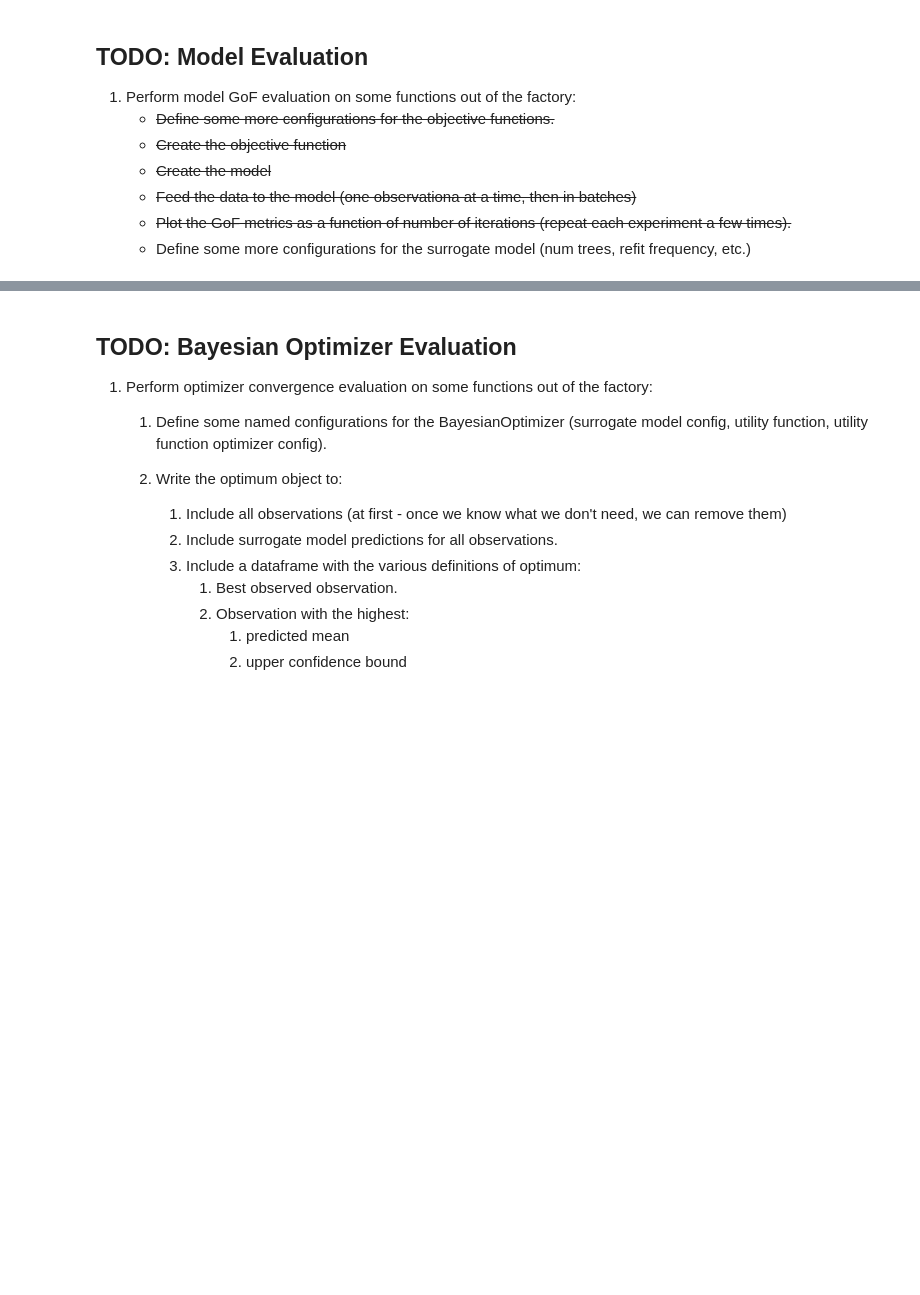
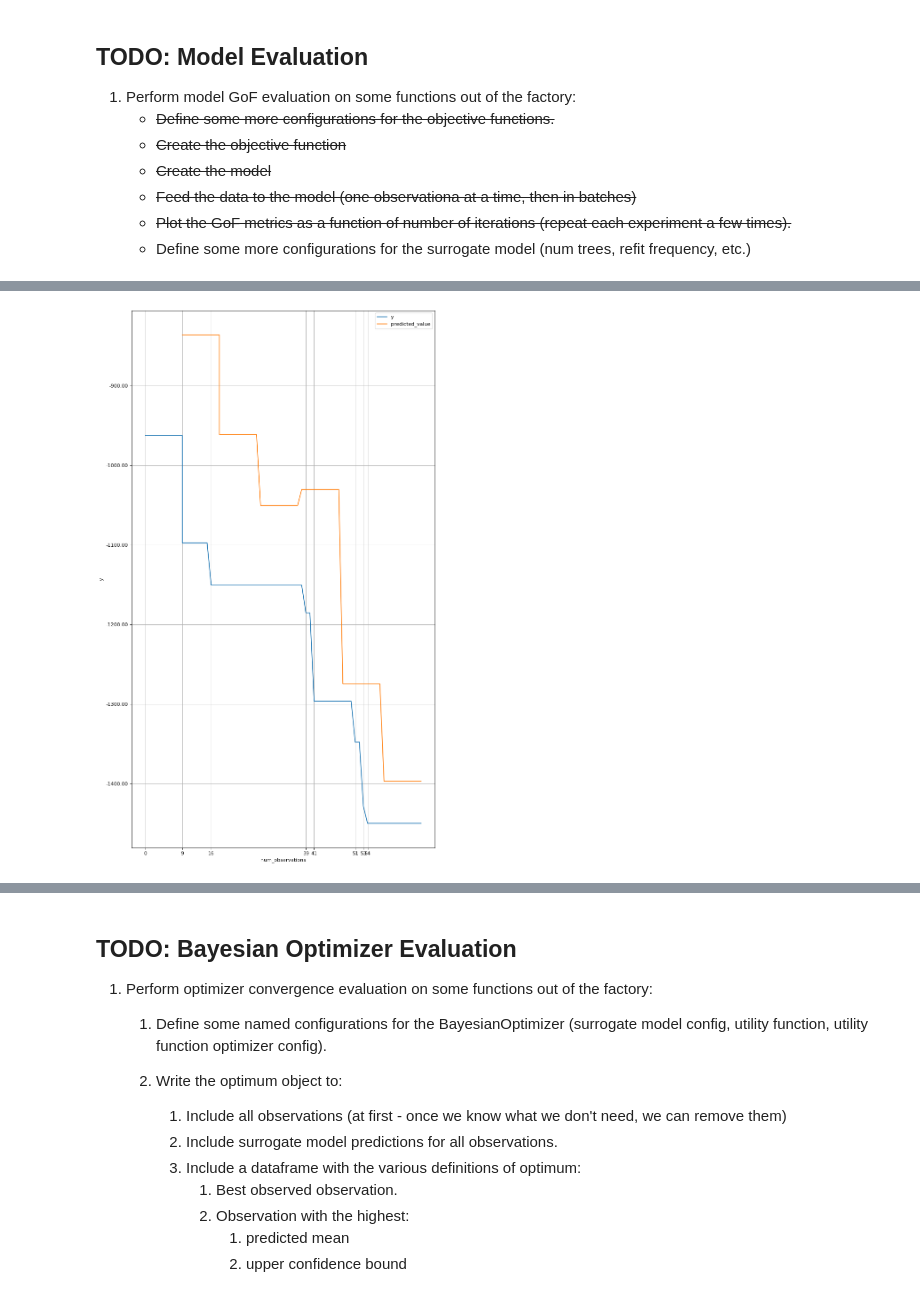
Before and after one commit to byte-sculptor/mlos_v2, a Jupyter notebook: source/Mlos.Notebooks/OptimizerEvaluationTools.ipynb, the cells around one changed output, grey strips where cells are left out. Cells and saved outputs as stored; diff of their text form; code cells hidden in the pictures; blank space fills up the shorter version.

Commit message:
Optimizer evaluation

```diff
--- a/source/Mlos.Notebooks/OptimizerEvaluationTools.ipynb
+++ b/source/Mlos.Notebooks/OptimizerEvaluationTools.ipynb
@@ -183,20 +185,24 @@ best_observations = []
 best_predicted_value_configs = []
 best_predicted_values = []
+# %%
+logger = create_logger("Optimizer evaluation.")
+i = 0
 # %%
 from mlos.Logger import create_logger
 from mlos.Optimizers.OptimumDefinition import OptimumDefinition
 
-logger = create_logger("Optimizer evaluation.")
-num_iterations = 100
 
-for i in range(num_iterations):
+start_iteration_num = i
+end_iteration_num = start_iteration_num + 1000
+
+for i in range(start_iteration_num, end_iteration_num):
     parameters = optimizer.suggest()
     objectives = objective_function.evaluate_point(parameters)
-    logger.info(f"Parameters: {parameters}, objectives: {objectives}")
+    logger.info(f"[{i+1}/{end_iteration_num}]Parameters: {parameters}, objectives: {objectives}")
 
     optimizer.register(parameters.to_dataframe(), objectives.to_dataframe())
 
-    iteration_ids.append(i)
+    best_observation_num_observations.append(i)
 
     best_observation_config, best_observation = optimizer.optimum(OptimumDefinition.BEST_OBSERVATION)
     best_observation_configs.append(best_observation_config)
@@ -206,6 +212,7 @@ for i in range(num_iterations):
         best_predicted_value_config, best_predicted_value = optimizer.optimum(OptimumDefinition.PREDICTED_VALUE_FOR_OBSERVED_CONFIG)
         best_predicted_value_configs.append(best_predicted_value_config)
         best_predicted_values.append(best_predicted_value)
+        predicted_value_num_observations.append(i)
     except:
         pass
 # %% [output]
@@ -230,6 +237,6 @@ for i in range(num_iterations):
 # Best observation dataframe
 #
 best_observation_df = pd.DataFrame([observation.to_dict() for observation in best_observations])
-best_observation_df['num_observations'] = iteration_ids
+best_observation_df['num_observations'] = best_observation_num_observations
 best_observation_df = pd.concat([best_observation_df.drop_duplicates(subset=['y'], keep='last'), best_observation_df.drop_duplicates(subset=['y'], keep='first')]).sort_index()
 best_observation_df
@@ -236,5 +261,5 @@ best_observation_df
 # %%
 best_predicted_value_df = pd.DataFrame([predicted_value.to_dict() for predicted_value in best_predicted_values])
-best_predicted_value_df['num_observations'] = iteration_ids
+best_predicted_value_df['num_observations'] = predicted_value_num_observations
 best_predicted_value_df = pd.concat([best_predicted_value_df.drop_duplicates(subset=['predicted_value'], keep='last'), best_predicted_value_df.drop_duplicates(subset=['predicted_value'], keep='first')]).sort_index()
 best_predicted_value_df
@@ -241,19 +280,21 @@ best_predicted_value_df
 # %%
 import matplotlib.pyplot as plt
 import matplotlib.ticker as mtick
 %matplotlib inline
 
 fig, axs = plt.subplots(1, figsize=(11, 20), dpi=80, sharex=True)
 
-axs.plot(best_observation_df['num_observations'], best_observation_df['y'], marker='o', label='y')
+axs.plot(best_observation_df['num_observations'], best_observation_df['y'], label='y')
 axs.plot(best_predicted_value_df['num_observations'], best_predicted_value_df['predicted_value'], label='predicted_value')
 axs.set_ylabel('y')
 axs.yaxis.set_major_formatter(mtick.FormatStrFormatter('%.2f'))
 axs.set_xticks(best_observation_df['num_observations'][::2])
 axs.grid(True)
 axs.set_xlabel('num_observations')
 axs.legend()
 fig.show()
+# %% [output]
+[figure, added]
 # %%
 from mlos.Optimizers.RegressionModels.GoodnessOfFitMetrics import DataSetType
 
```
Also changed, not shown: parts of 9 cells of this notebook, 2 other files.
